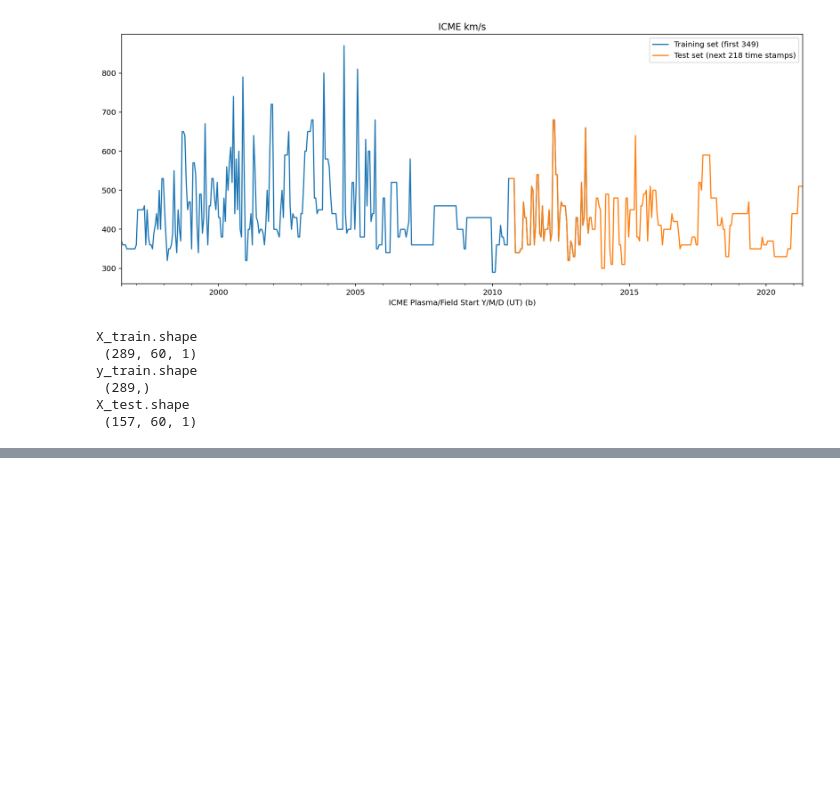
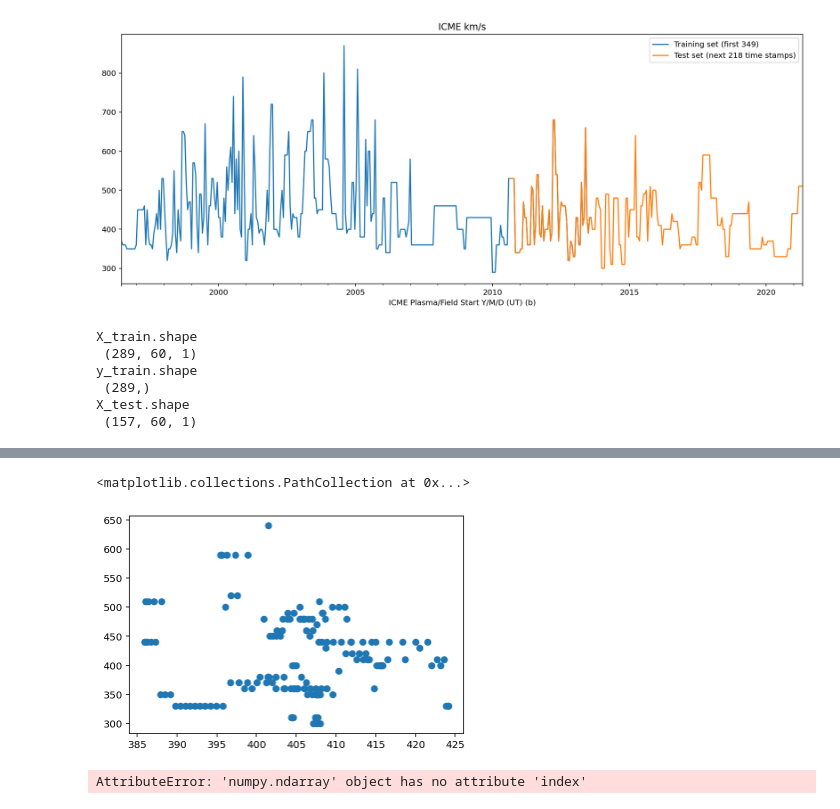
Before and after one commit to Atashnezhad/LSTM-for-Coronal-Mass-Ejection-Speed-Forecast, a Jupyter notebook: Untitled.ipynb, the cells around one changed output, grey strips where cells are left out. Saved outputs shown, nothing was run; the diff lists cells and outputs as text; code cells hidden in the pictures; blank space fills up the shorter version.

```diff
--- a/Untitled.ipynb
+++ b/Untitled.ipynb
@@ -280,0 +423,9 @@ _________________________________________________________________
+# %%
+plt.scatter(series, obj.test_set[60+1:])
+# %% [output]
+<matplotlib.collections.PathCollection at 0x...>
+[figure, added]
+# %%
+obj.model_predict().index = obj.test_set[60+1:].index
+# %% [output]
+AttributeError: 'numpy.ndarray' object has no attribute 'index'
```
Also changed, not shown: parts of 17 cells of this notebook, 3 other files.
